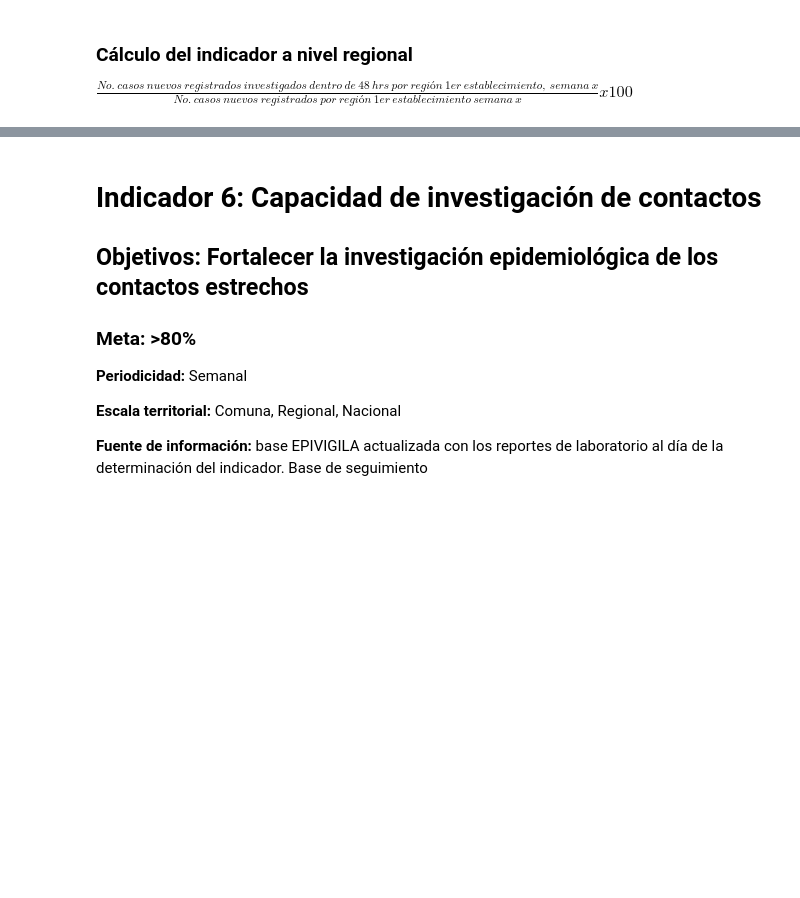
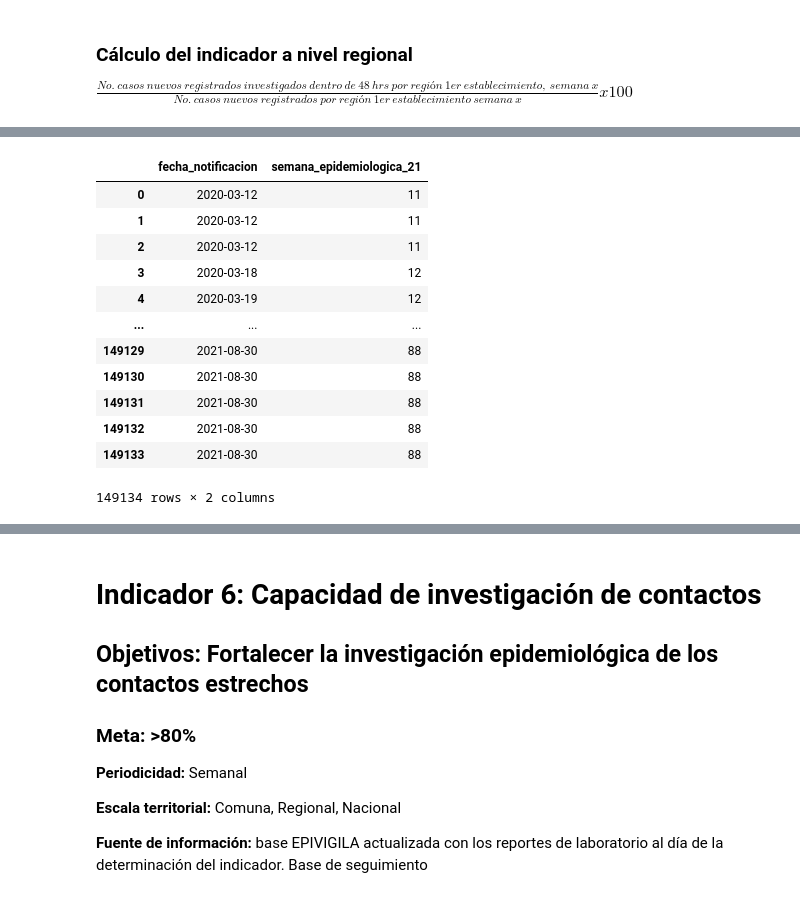
Before and after one commit to millacurafa/SeremiSaludAysenCovid, a Jupyter notebook: indicadores_trazabilidad.ipynb, the cells around one changed output, grey strips where cells are left out. Saved outputs shown, nothing was run; the diff lists cells and outputs as text; code cells hidden in the pictures; blank space fills up the shorter version.

```diff
--- a/indicadores_trazabilidad.ipynb
+++ b/indicadores_trazabilidad.ipynb
@@ -548,0 +770,16 @@ $\frac{No.\:casos\:nuevos\:registrados\:investigados\:dentro\:de\:48\:hrs\:por\:
+# %%
+data_aysen_clean_21[['fecha_notificacion','semana_epidemiologica_21']]
+# %% [output]
+|  | fecha_notificacion | semana_epidemiologica_21 |
+| 0 | 2020-03-12 | 11 |
+| 1 | 2020-03-12 | 11 |
+| 2 | 2020-03-12 | 11 |
+| 3 | 2020-03-18 | 12 |
+| 4 | 2020-03-19 | 12 |
+| ... | ... | ... |
+| 149129 | 2021-08-30 | 88 |
+| 149130 | 2021-08-30 | 88 |
+| 149131 | 2021-08-30 | 88 |
+| 149132 | 2021-08-30 | 88 |
+| 149133 | 2021-08-30 | 88 |
+149134 rows × 2 columns
```
Also changed, not shown: parts of 45 cells of this notebook, 2 other files.
